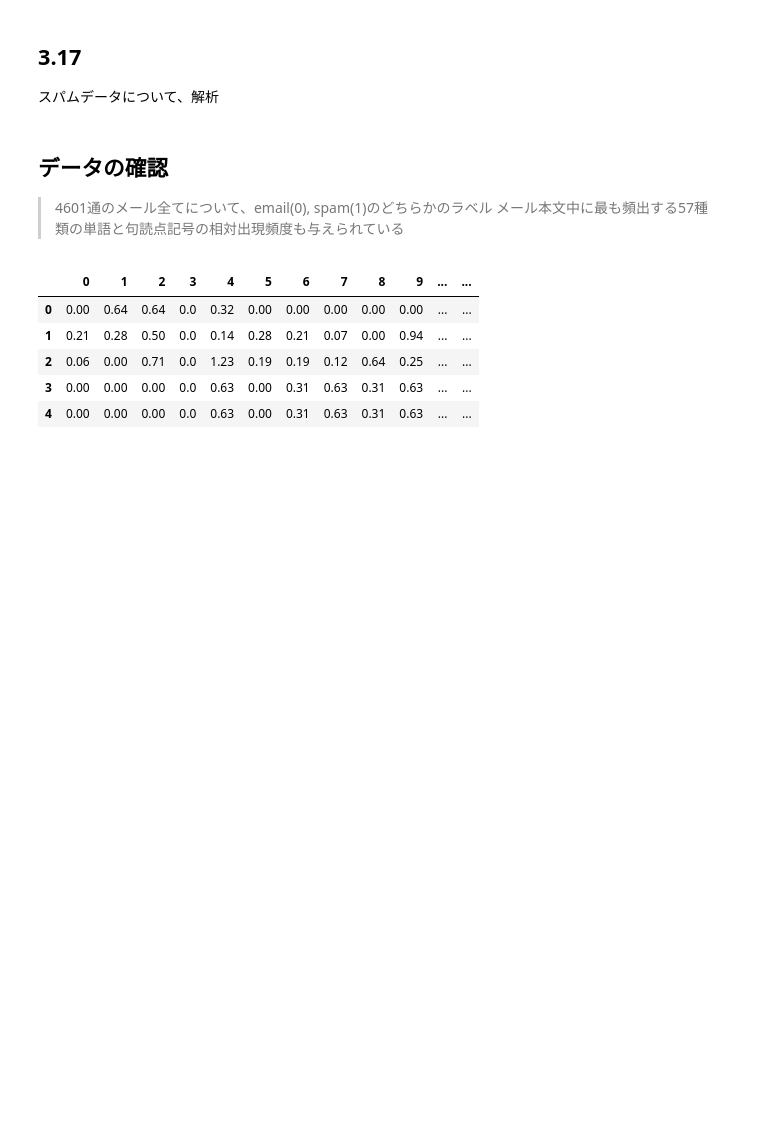
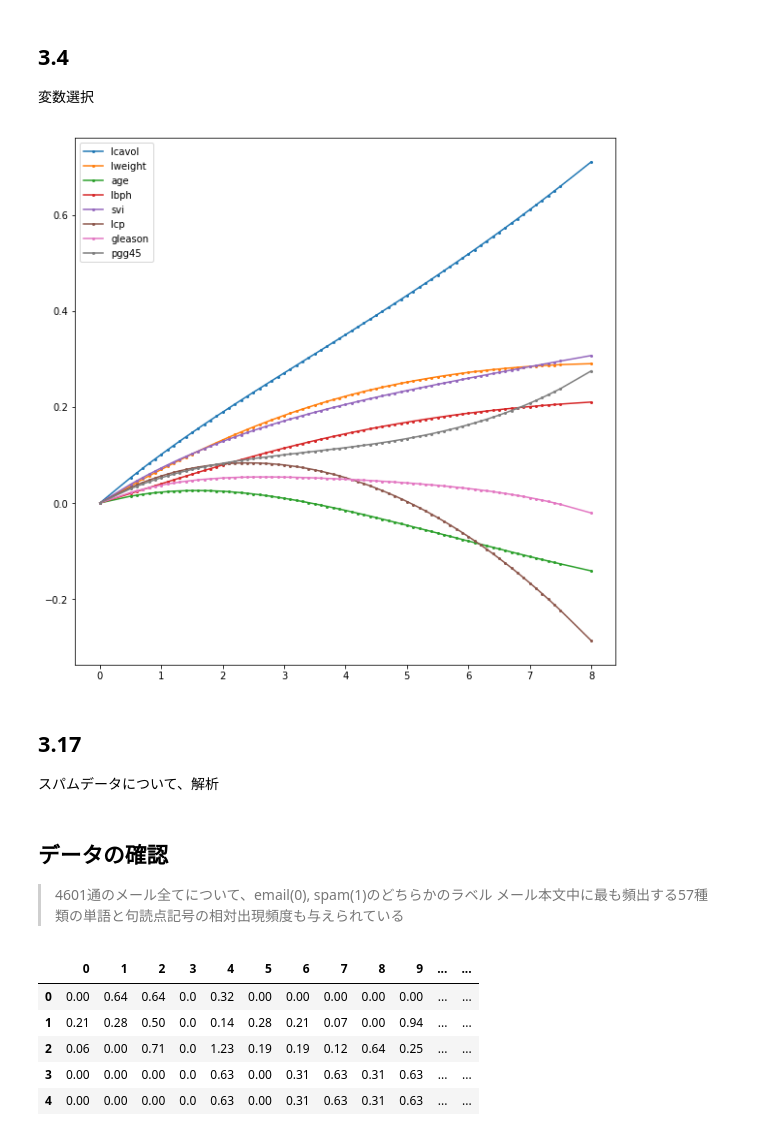
Before and after one commit to sorashido/esl-learn, a Jupyter notebook: chapter3.ipynb, the cells around one changed output. Drawn from its saved outputs; the diff is of its cells as text; code cells hidden in the pictures; blank space fills up the shorter version.

```diff
--- a/chapter3.ipynb
+++ b/chapter3.ipynb
@@ -0,0 +1,3 @@
+# %% [markdown]
+## 3.4
+変数選択
@@ -1,3 +32,49 @@
+# %%
+def lambdas_from_edf(singular_squared:scipy.ndarray, interval:int) ->scipy.ndarray:
+    """Given squared singular values of data matrix, calculate the lambdas
+    with `interval` parameter to split unit intervals s.t. the resulting
+    effective degrees of freedom are equidistant with 1/interval, via the
+    Newton-Raphson method. e.g., if interval = 10, it produces lambdas for
+    0, 0.5, 0.6, 0.7, ..."""
+    p = singular_squared.size
+    edfs = scipy.linspace(.5, p-.5, (p-1)*interval+1)
+    threshold = 1e-3
+    lambdas = []
+    for edf in edfs:
+        # Newton-Raphson
+        lambda0 = (p-edf)/edf
+        lambda1 = 1e6
+        diff = lambda1 - lambda0
+        while diff > threshold:
+            num = (singular_squared/(singular_squared+lambda0)).sum()-edf
+            denom = (singular_squared/((singular_squared+lambda0)**2)).sum()
+            lambda1 = lambda0 + num/denom
+            diff = lambda1 - lambda0
+            lambda0 = lambda1
+        lambdas.append(lambda1)
+    lambdas.append(0)
+    edfs = scipy.concatenate(([0], edfs, [p]))
+    return edfs, scipy.array(lambdas)
+# %%
+u, s, vh = scipy.linalg.svd(data_x_train_normalized, full_matrices=False)
+s2 = s**2
+edfs, lambdas = lambdas_from_edf(s2, 10)
+# beta_ols = vh.T @ scipy.diag(scipy.reciprocal(s)) @ u.T @ vec_y
+# print(beta_ols)
+beta_ridge_array = [scipy.zeros(size_predictor)]
+for lamb in lambdas:
+    mat_diag = scipy.diag(s/(s2+lamb))
+    beta_ridge = vh.T @ mat_diag @ u.T @ vec_y
+    beta_ridge_array.append(beta_ridge)
+beta_ridge_array = scipy.array(beta_ridge_array)
+
+fig38 = plt.figure(figsize=(10, 10))
+ax = fig38.add_subplot(1, 1, 1)
+ax.plot(edfs, beta_ridge_array, 'o-', markersize=2)
+ax.legend(data_x_train.columns)
+plt.show()
+# %% [output]
+[figure, added]
 # %% [markdown]
 ## 3.17
 スパムデータについて、解析
```
Also changed, not shown: parts of 3 cells of this notebook.
